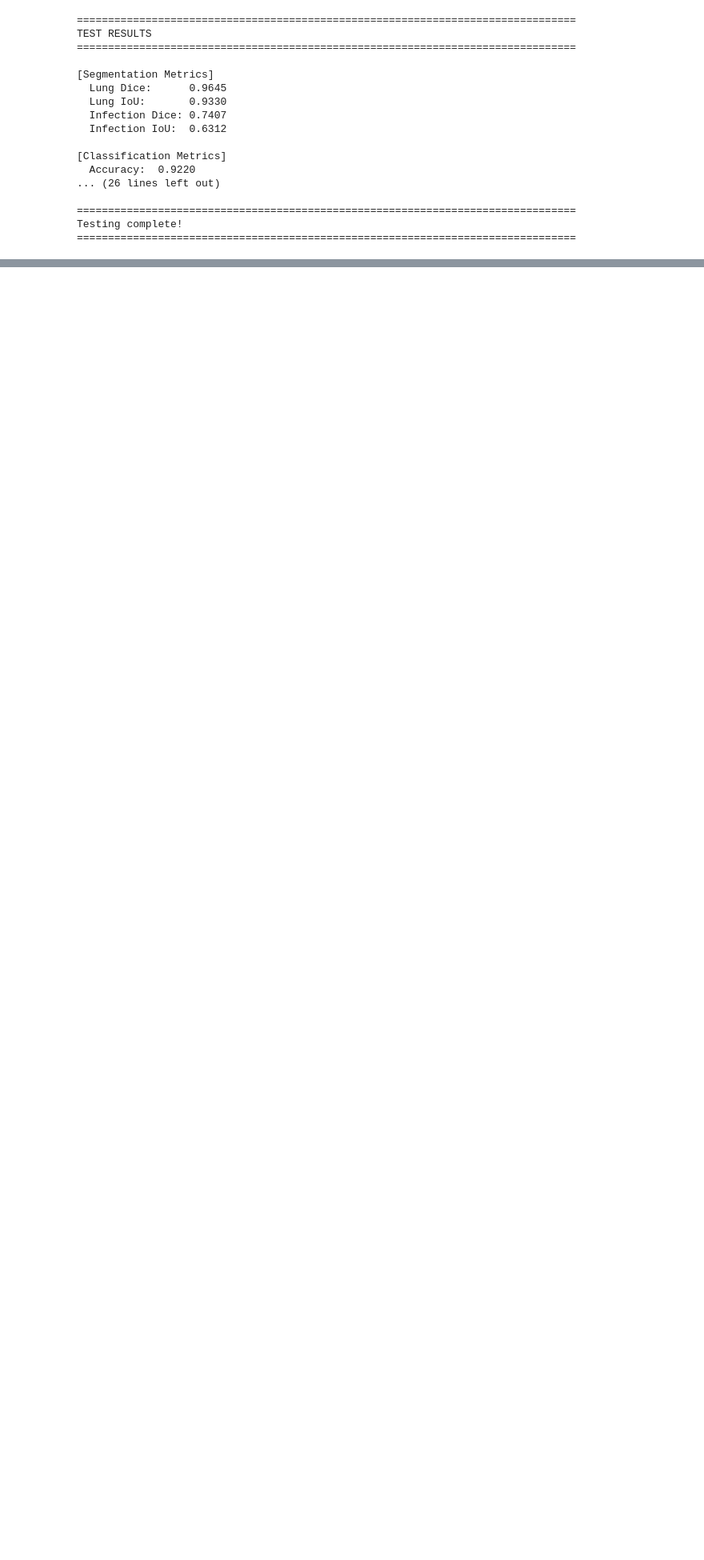
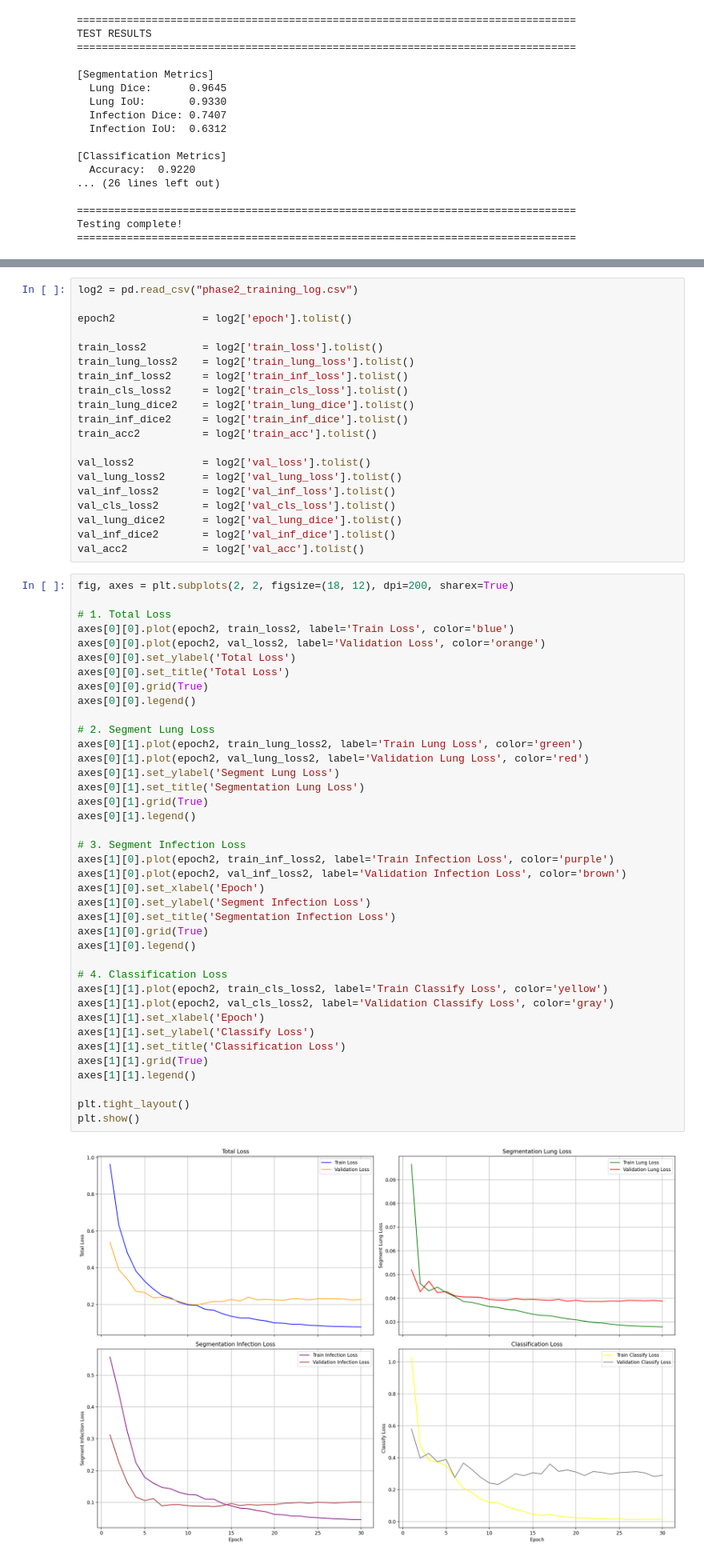
Before and after one commit to ZenHKD/mlmed2026, a Jupyter notebook: practice3/COVID19.ipynb, the cells around one changed output, grey strips where cells are left out. Shown at 80% size. Cells and saved outputs as stored; diff of their text form; blank space fills up the shorter version.

```diff
--- a/practice3/COVID19.ipynb
+++ b/practice3/COVID19.ipynb
@@ -129,0 +215,61 @@ Testing complete!
+# %%
+log2 = pd.read_csv("phase2_training_log.csv")
+
+epoch2              = log2['epoch'].tolist()
+
+train_loss2         = log2['train_loss'].tolist()
+train_lung_loss2    = log2['train_lung_loss'].tolist()
+train_inf_loss2     = log2['train_inf_loss'].tolist()
+train_cls_loss2     = log2['train_cls_loss'].tolist()
+train_lung_dice2    = log2['train_lung_dice'].tolist()
+train_inf_dice2     = log2['train_inf_dice'].tolist()
+train_acc2          = log2['train_acc'].tolist()
+
+val_loss2           = log2['val_loss'].tolist()
+val_lung_loss2      = log2['val_lung_loss'].tolist()
+val_inf_loss2       = log2['val_inf_loss'].tolist()
+val_cls_loss2       = log2['val_cls_loss'].tolist()
+val_lung_dice2      = log2['val_lung_dice'].tolist()
+val_inf_dice2       = log2['val_inf_dice'].tolist()
+val_acc2            = log2['val_acc'].tolist()
+# %%
+fig, axes = plt.subplots(2, 2, figsize=(18, 12), dpi=200, sharex=True)
+
+# 1. Total Loss
+axes[0][0].plot(epoch2, train_loss2, label='Train Loss', color='blue')
+axes[0][0].plot(epoch2, val_loss2, label='Validation Loss', color='orange')
+axes[0][0].set_ylabel('Total Loss')
+axes[0][0].set_title('Total Loss')
+axes[0][0].grid(True)
+axes[0][0].legend()
+
+# 2. Segment Lung Loss
+axes[0][1].plot(epoch2, train_lung_loss2, label='Train Lung Loss', color='green')
+axes[0][1].plot(epoch2, val_lung_loss2, label='Validation Lung Loss', color='red')
+axes[0][1].set_ylabel('Segment Lung Loss')
+axes[0][1].set_title('Segmentation Lung Loss')
+axes[0][1].grid(True)
+axes[0][1].legend()
+
+# 3. Segment Infection Loss
+axes[1][0].plot(epoch2, train_inf_loss2, label='Train Infection Loss', color='purple')
+axes[1][0].plot(epoch2, val_inf_loss2, label='Validation Infection Loss', color='brown')
+axes[1][0].set_xlabel('Epoch')
+axes[1][0].set_ylabel('Segment Infection Loss')
+axes[1][0].set_title('Segmentation Infection Loss')
+axes[1][0].grid(True)
+axes[1][0].legend()
+
+# 4. Classification Loss
+axes[1][1].plot(epoch2, train_cls_loss2, label='Train Classify Loss', color='yellow')
+axes[1][1].plot(epoch2, val_cls_loss2, label='Validation Classify Loss', color='gray')
+axes[1][1].set_xlabel('Epoch')
+axes[1][1].set_ylabel('Classify Loss')
+axes[1][1].set_title('Classification Loss')
+axes[1][1].grid(True)
+axes[1][1].legend()
+
+plt.tight_layout()
+plt.show()
+# %% [output]
+[figure, added]
```
Also changed, not shown: parts of 4 cells of this notebook, 7 other files.
